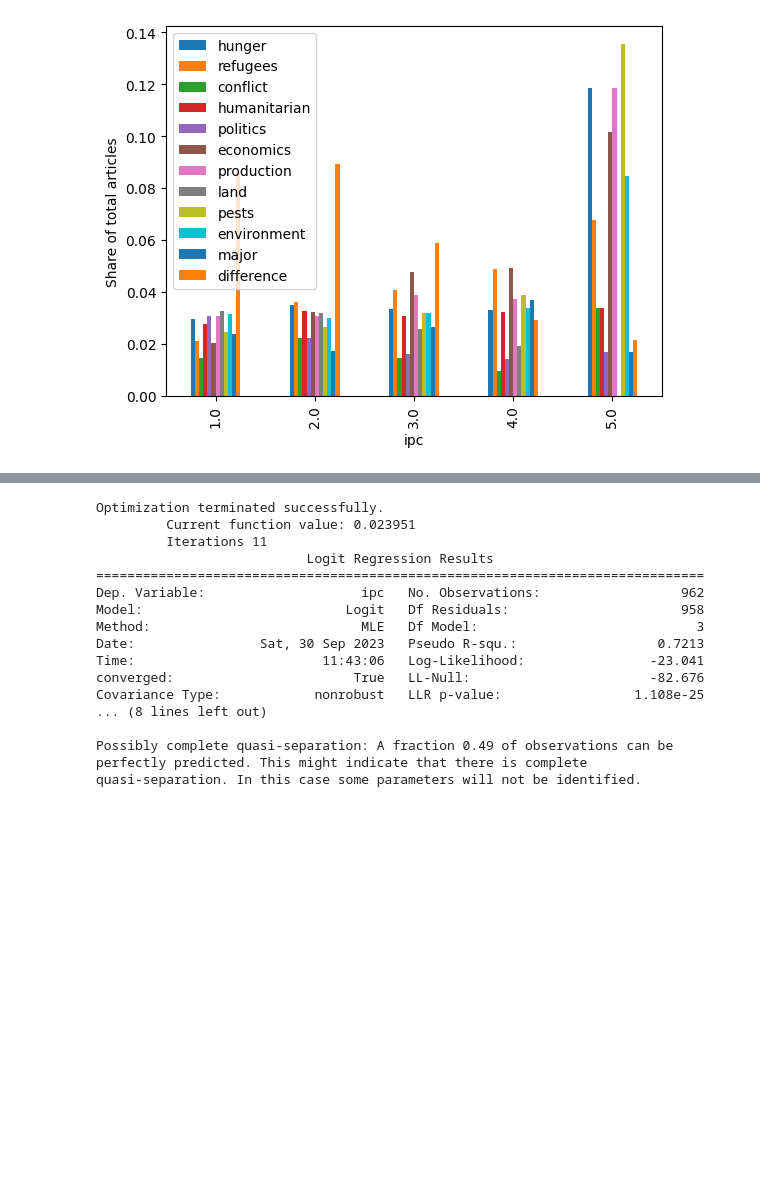
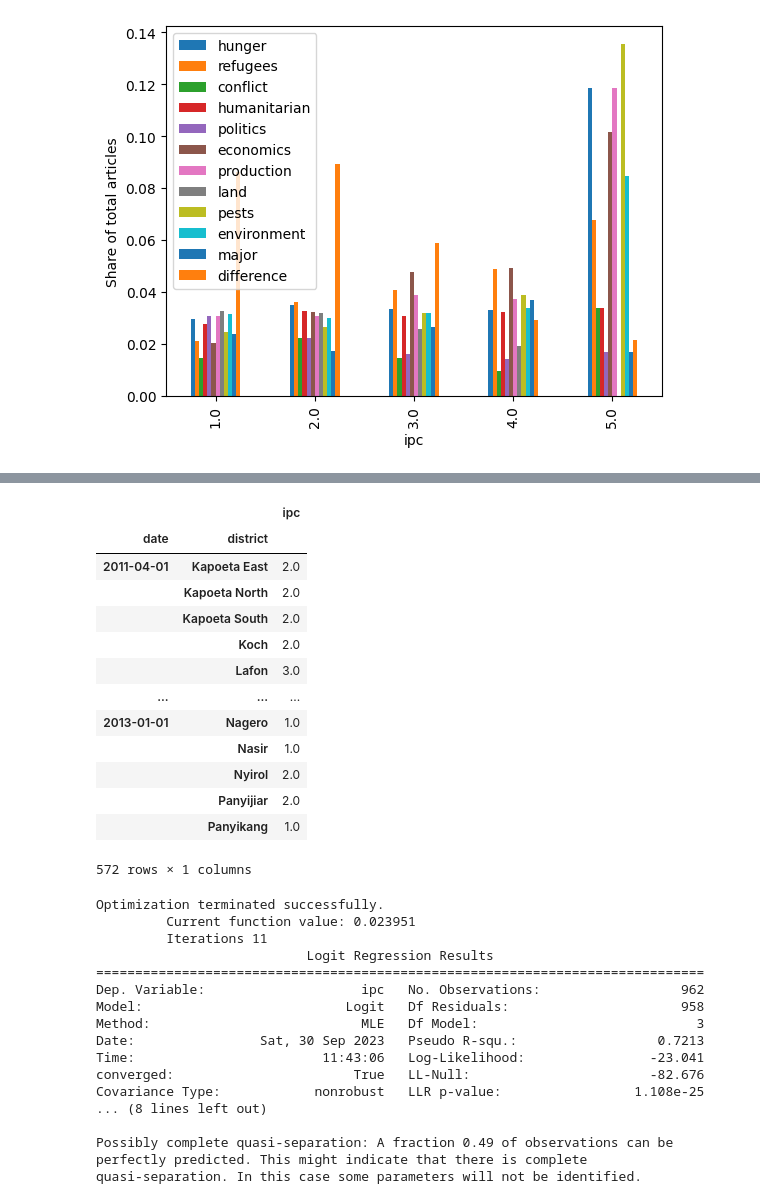
Before and after one commit to khknopp/JBG060-DC3, a Jupyter notebook: ForestPredictions.ipynb, the cells around one changed output, grey strips where cells are left out. Drawn from its saved outputs; the diff is of its cells as text; code cells hidden in the pictures; blank space fills up the shorter version.

```diff
--- a/ForestPredictions.ipynb
+++ b/ForestPredictions.ipynb
@@ -180,3 +211,15 @@ df_no_na.dropna(inplace=True)
+# %%
+def preprocess(y_pred,y_true):
+
+    # Round prediction to nearest integer (i.e. the nearest phase)
+    pred = y_pred.round()
+    pred = np.minimum(pred, 5) # Cap maximum prediction at 5 (maximum phase)
+    pred = np.maximum(pred, 1) # Cap minimum prediction at 1 (minimum phase)
+
+    true = y_true.dropna() # drop NaN values
+    pred = pred.dropna()
+
+    return true, pred
 # %%
 X = df.iloc[:, -24:] # Define explanatory variables
 X = sm.add_constant(X) # Add constant column of 1s for intercept
@@ -187,6 +230,12 @@ cv = TimeSeriesSplit(n_splits=5) # Define TimeSeriesSplit with 5 splits
 # Initinalize empty lists to score scores
 mae_values = list()
 r2_values = list()
+
+Xcopy = X.copy()
+Xcopy.dropna(inplace=True)
+vif = [variance_inflation_factor(Xcopy.values, i)
+                        for i in range(len(Xcopy.columns))]
+print(vif)
 
 for train_index, val_index in cv.split(X): # Loop over the different training-test splits
 
@@ -209,14 +258,18 @@ for train_index, val_index in cv.split(X): # Loop over the different training-te
     print(results.summary()) # Print model summary
 
     y_pred = results.predict(X_test) # Run model on test data
+    y_pred, y_val = preprocess(y_pred, y_val) # Preprocess predictions and true values
+    y_val = pd.DataFrame(y_val) # Convert y_val to DataFrame
 
+    print(evaluate(y_pred['ipc'], y_val[0])) # Evaluate model (print accuracy score and plot confusion matrix)
     # Append results to respective lists
-    mae_values.append((y_pred - y_val['ipc']).abs().mean())
+    # mae_values.append((y_pred - y_val[0]).abs().mean())
     r2_values.append(results.rsquared)
 
-    plt.title('train %s - %s | test %s - %s' % (train_index[0], train_index[-1], val_index[0], val_index[-1]))
-    plot_ConfusionMatrix(prediction = y_pred, true = y_val['ipc']) # Plot confusion matrix
 
-print(f"Mean MAE: {np.mean(mae_values):.2f}") # Print MAE
+    # plt.title('train %s - %s | test %s - %s' % (train_index[0], train_index[-1], val_index[0], val_index[-1]))
+    # plot_ConfusionMatrix(prediction = y_pred, true = y_val[0]) # Plot confusion matrix
+
+# print(f"Mean MAE: {np.mean(mae_values):.2f}") # Print MAE
 print(f"Mean R2: {np.mean(r2_values):.2f}") # Print R2
 # %% [output]
@@ -316,3 +277,20 @@ Mean R2: 0.70
+# %%
+y_pred
+# %% [output]
+|  |  | ipc |
+| date | district |  |
+| 2011-04-01 | Kapoeta East | 2.0 |
+|  | Kapoeta North | 2.0 |
+|  | Kapoeta South | 2.0 |
+|  | Koch | 2.0 |
+|  | Lafon | 3.0 |
+| ... | ... | ... |
+| 2013-01-01 | Nagero | 1.0 |
+|  | Nasir | 1.0 |
+|  | Nyirol | 2.0 |
+|  | Panyijiar | 2.0 |
+|  | Panyikang | 1.0 |
+572 rows × 1 columns
 # %%
 X = df.iloc[:, -24:] # Define explanatory variables
 X = sm.add_constant(X) # Add constant column of 1s for intercept
```
Also changed, not shown: parts of 3 cells of this notebook.
